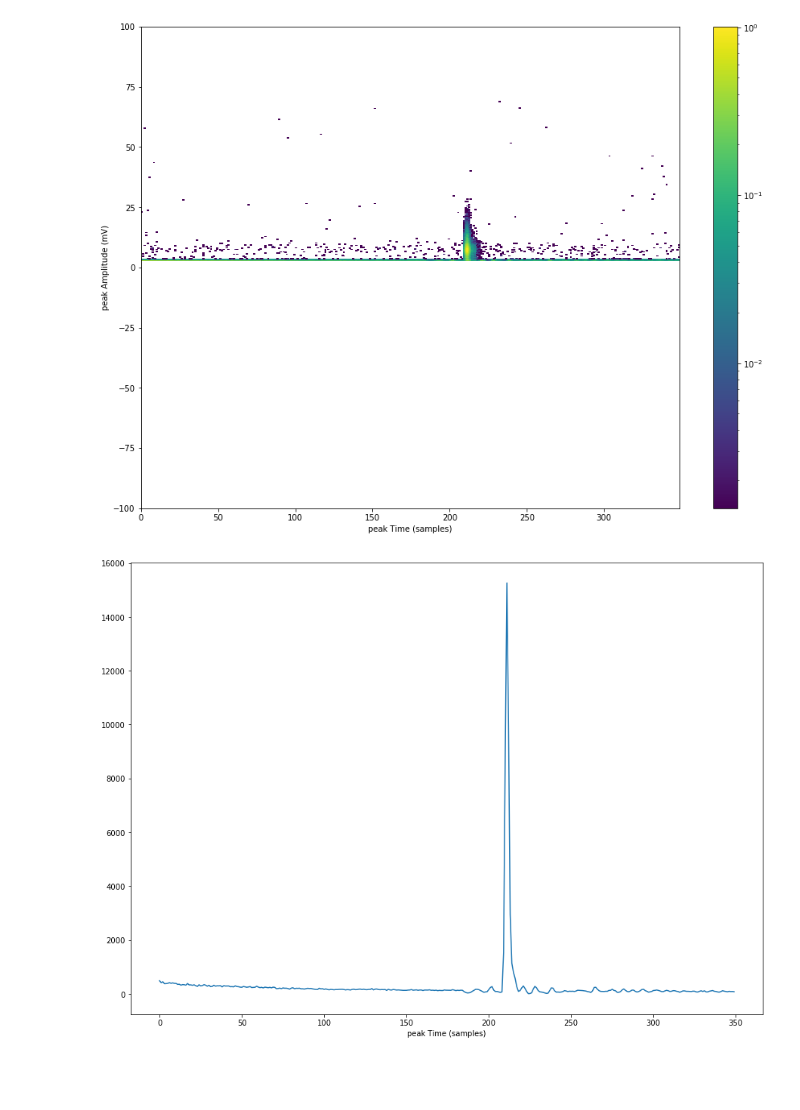
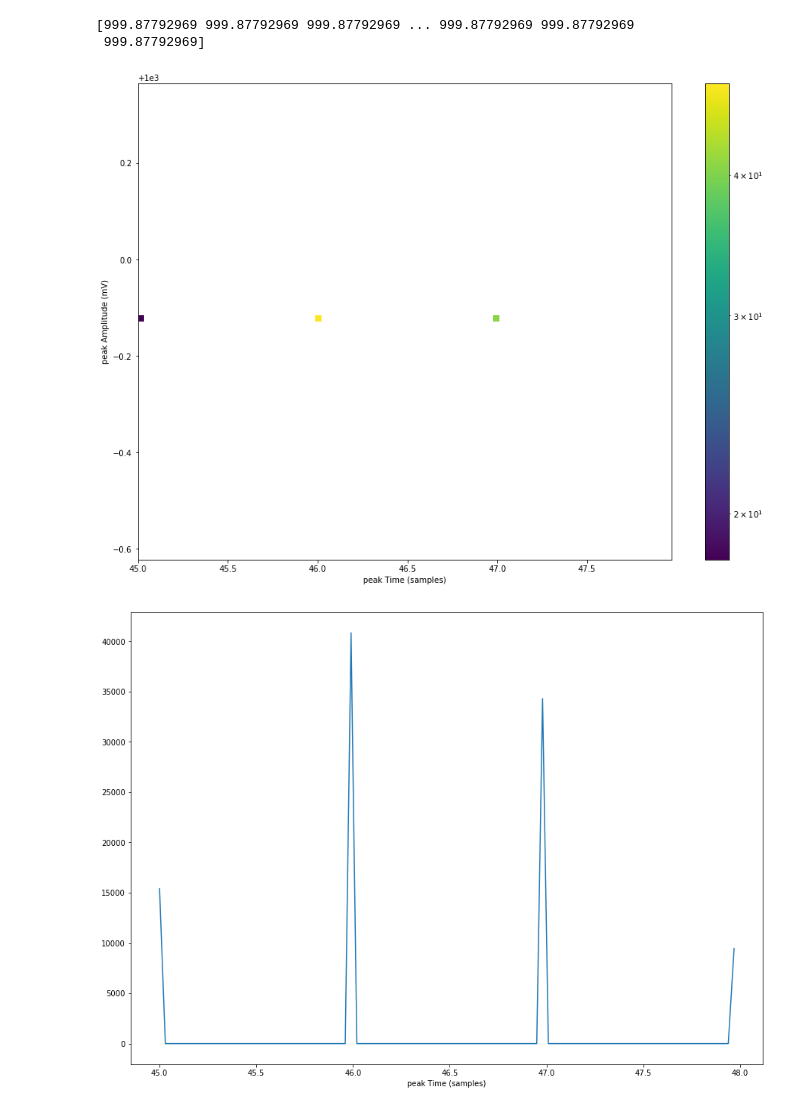
Before and after one commit to PenningLab/DDC10Ana, a Jupyter notebook: pythonic.ipynb, the cells around one changed output. Drawn from its saved outputs; the diff is of its cells as text; code cells hidden in the pictures; blank space fills up the shorter version.

```diff
--- a/pythonic.ipynb
+++ b/pythonic.ipynb
@@ -19,7 +19,7 @@ m = n
 fWidth = 2*n + m
 fmask = np.concatenate((B*np.ones(shape=n),-A*np.ones(shape=m),B*np.ones(shape=n)))
 # %%
-waveArr = au.ReadDDC10_BinWave("/data/share/KA0206_BarrelDry_Gain/200311_BPS",True)
+waveArr= au.ReadDDC10_BinWave("/data/share/SA5446/SPE_1710V_200617_100_samples_100000_events/0",True)
 print(waveArr[0].shape)
-waveArr[1]
+waveArr
 # %% [output]
@@ -38,5 +59,7 @@ au.plotWaves(waveArr[0],chan=1,nWaves=1000)
 # %%
-pHist = au.peakHist(waveArr,yrange=(-100,100),chan=1)
+pHist = au.peakHist(waveArr,chan=0,yscale=100)
 # %% [output]
+[999.87792969 999.87792969 999.87792969 ... 999.87792969 999.87792969
+ 999.87792969]
-[figure, old version]
+[figure, new version]
-[figure, old version]
+[figure, new version]
```
Also changed, not shown: parts of 8 cells of this notebook, 5 other files.
